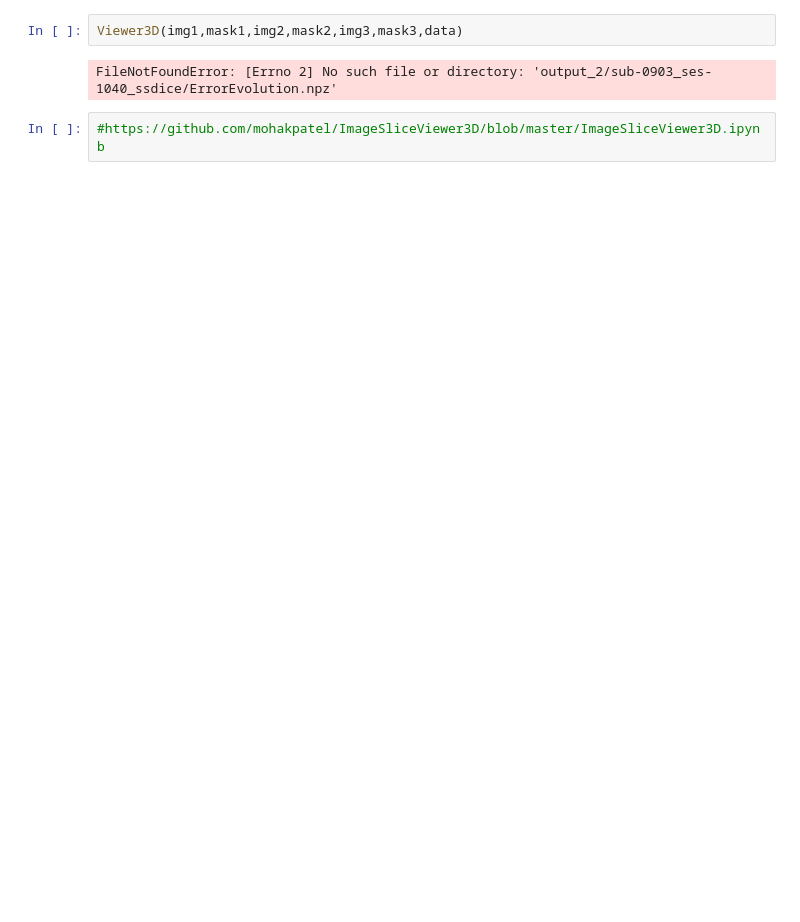
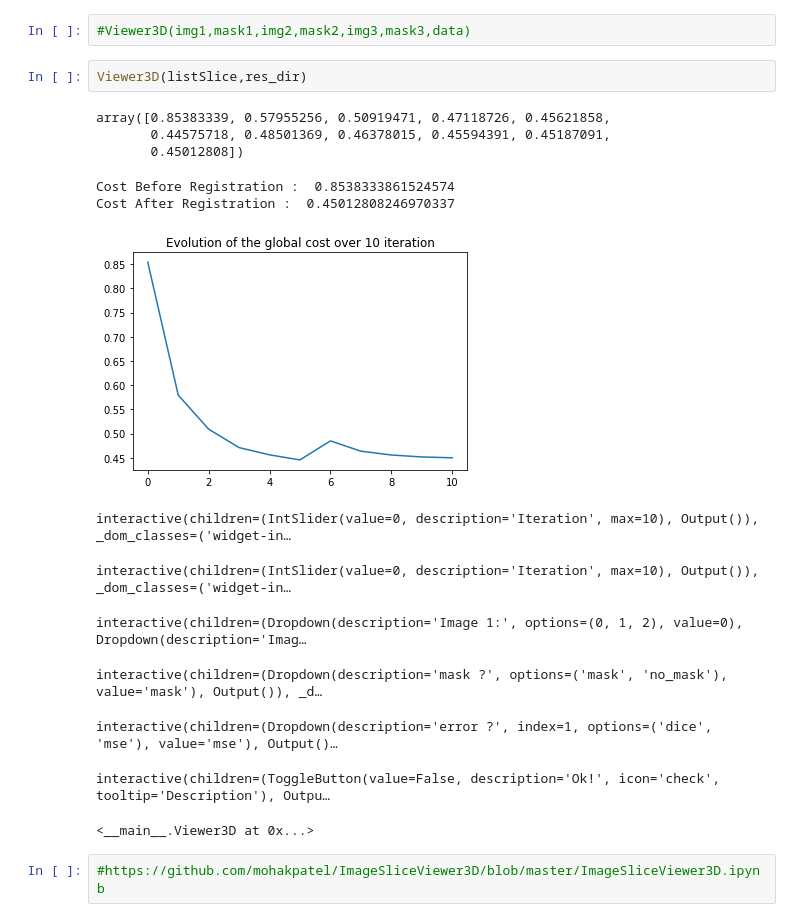
Before and after one commit to rousseau/pyrecon, a Jupyter notebook: 3Ddisplay_realdata.ipynb, the cells around one changed output. Cells and saved outputs as stored; diff of their text form; blank space fills up the shorter version.

```diff
--- a/3Ddisplay_realdata.ipynb
+++ b/3Ddisplay_realdata.ipynb
@@ -543,8 +527,22 @@ class Viewer3D:
                     icon='check'
                 ))
 # %%
-Viewer3D(img1,mask1,img2,mask2,img3,mask3,data)
+#Viewer3D(img1,mask1,img2,mask2,img3,mask3,data)
-# %% [output]
-FileNotFoundError: [Errno 2] No such file or directory: 'output_2/sub-0903_ses-1040_ssdice/ErrorEvolution.npz'
+# %%
+Viewer3D(listSlice,res_dir)
+# %% [output]
+array([0.85383339, 0.57955256, 0.50919471, 0.47118726, 0.45621858,
+       0.44575718, 0.48501369, 0.46378015, 0.45594391, 0.45187091,
+       0.45012808])
+Cost Before Registration :  0.8538333861524574
+Cost After Registration :  0.45012808246970337
+[figure, added]
+interactive(children=(IntSlider(value=0, description='Iteration', max=10), Output()), _dom_classes=('widget-in…
+interactive(children=(IntSlider(value=0, description='Iteration', max=10), Output()), _dom_classes=('widget-in…
+interactive(children=(Dropdown(description='Image 1:', options=(0, 1, 2), value=0), Dropdown(description='Imag…
+interactive(children=(Dropdown(description='mask ?', options=('mask', 'no_mask'), value='mask'), Output()), _d…
+interactive(children=(Dropdown(description='error ?', index=1, options=('dice', 'mse'), value='mse'), Output()…
+interactive(children=(ToggleButton(value=False, description='Ok!', icon='check', tooltip='Description'), Outpu…
+<__main__.Viewer3D at 0x...>
 # %%
 #https://github.com/mohakpatel/ImageSliceViewer3D/blob/master/ImageSliceViewer3D.ipynb
```
Also changed, not shown: parts of 3 cells of this notebook, 4 other files.
